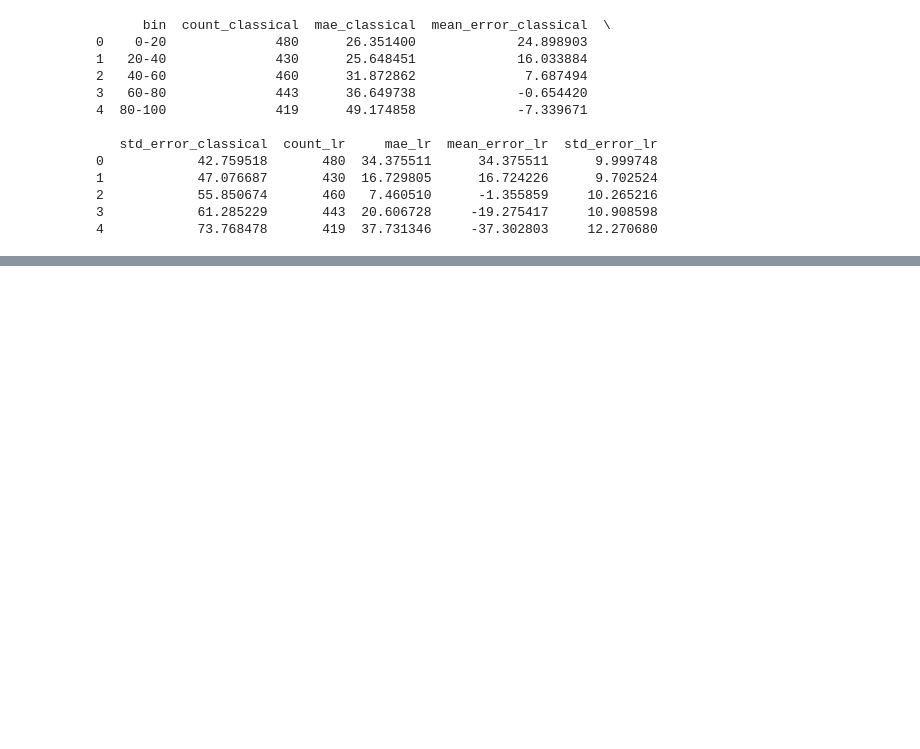
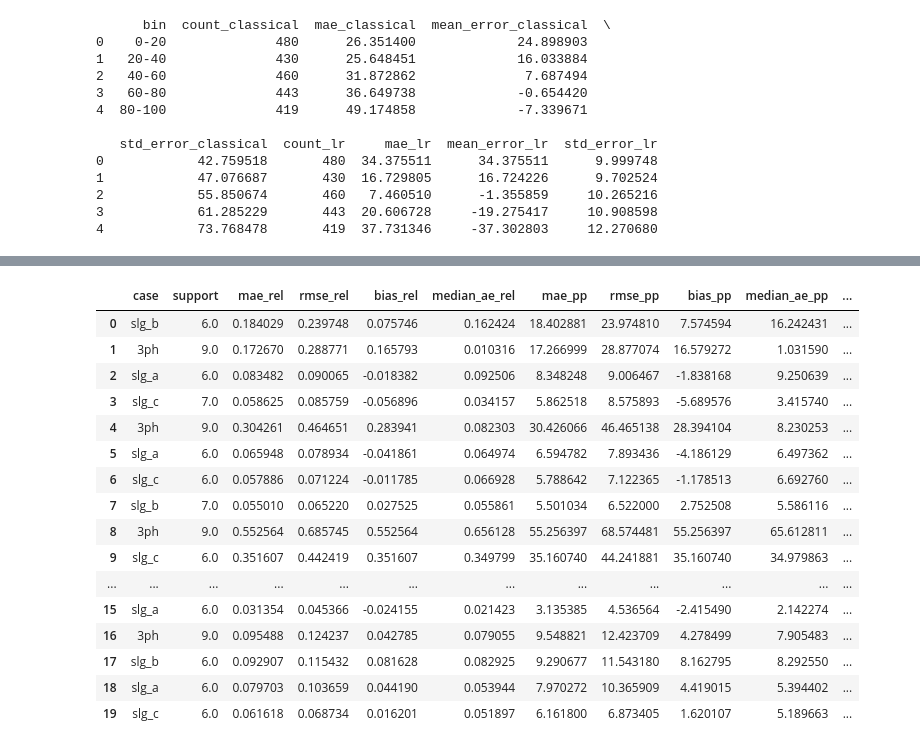
Before and after one commit to sagar-crypto/Masters_thesis_PR_LABS, a Jupyter notebook: EDA.ipynb, the cells around one changed output, grey strips where cells are left out. Cells and saved outputs as stored; diff of their text form; code cells hidden in the pictures; blank space fills up the shorter version.

```diff
--- a/EDA.ipynb
+++ b/EDA.ipynb
@@ -1259,0 +1590,75 @@ print(comparison)
+# %%
+from pathlib import Path
+import pandas as pd
+
+run_dir = Path(
+    "/home/hpc/iwi5/iwi5305h/Masters_thesis_PR_LABS/outputs/MainLn1-2A__kol_operator_features_hv_double_line_110kv_both_i0res_seq_bothfix__ground_only_mul__single_fault_start__run_2026-04-10T21:05:38.350048Z"
+)
+
+print("Top-level contents:\n")
+for p in sorted(run_dir.iterdir()):
+    print(p.name)
+
+print("\nContents inside each fold*_subgroups folder:\n")
+for fold_dir in sorted(run_dir.glob("fold*_subgroups")):
+    print(f"\n--- {fold_dir.name} ---")
+    for p in sorted(fold_dir.iterdir()):
+        print(" ", p.name)
+
+rows = []
+
+for fold_dir in sorted(run_dir.glob("fold*_subgroups")):
+    fold_num = int(fold_dir.name.replace("fold", "").replace("_subgroups", ""))
+
+    candidate_files = [
+        fold_dir / "metrics_by_case.csv",
+        fold_dir / "case.csv",
+        fold_dir / "metrics_case.csv",
+        fold_dir / "subgroup_metrics_by_case.csv",
+    ]
+
+    case_file = next((f for f in candidate_files if f.exists()), None)
+
+    if case_file is not None:
+        df = pd.read_csv(case_file)
+        df["fold"] = fold_num
+        df["source_file"] = str(case_file)
+        rows.append(df)
+
+if not rows:
+    raise FileNotFoundError(
+        "No case-level subgroup CSV found inside fold*_subgroups folders. "
+        "Check the printed filenames above and update candidate_files if needed."
+    )
+
+case_df = pd.concat(rows, ignore_index=True)
+
+print("\nLoaded case-level subgroup files:")
+display(case_df.sort_values(["fold", "mae_pp"], ascending=[True, False]))
+
+summary_df = (
+    case_df.groupby("case", as_index=False)
+    .agg(
+        n_folds=("fold", "nunique"),
+        total_support=("support", "sum"),
+        mean_mae_pp=("mae_pp", "mean"),
+        std_mae_pp=("mae_pp", "std"),
+        mean_rmse_pp=("rmse_pp", "mean"),
+        mean_bias_pp=("bias_pp", "mean"),
+    )
+    .sort_values("mean_mae_pp", ascending=False)
+)
+
+print("\nAverage per-case metrics across folds:")
+display(summary_df)
+
+pivot_df = case_df.pivot_table(
+    index="fold",
+    columns="case",
+    values="mae_pp",
+    aggfunc="first"
+).sort_index()
+
+print("\nPer-fold case MAE (percentage points):")
+display(pivot_df)
+# %% [output]
@@ -1259,0 +1682,17 @@ print(comparison)
+|  | case | support | mae_rel | rmse_rel | bias_rel | median_ae_rel | mae_pp | rmse_pp | bias_pp | median_ae_pp | ... |
+| 0 | slg_b | 6.0 | 0.184029 | 0.239748 | 0.075746 | 0.162424 | 18.402881 | 23.974810 | 7.574594 | 16.242431 | ... |
+| 1 | 3ph | 9.0 | 0.172670 | 0.288771 | 0.165793 | 0.010316 | 17.266999 | 28.877074 | 16.579272 | 1.031590 | ... |
+| 2 | slg_a | 6.0 | 0.083482 | 0.090065 | -0.018382 | 0.092506 | 8.348248 | 9.006467 | -1.838168 | 9.250639 | ... |
+| 3 | slg_c | 7.0 | 0.058625 | 0.085759 | -0.056896 | 0.034157 | 5.862518 | 8.575893 | -5.689576 | 3.415740 | ... |
+| 4 | 3ph | 9.0 | 0.304261 | 0.464651 | 0.283941 | 0.082303 | 30.426066 | 46.465138 | 28.394104 | 8.230253 | ... |
+| 5 | slg_a | 6.0 | 0.065948 | 0.078934 | -0.041861 | 0.064974 | 6.594782 | 7.893436 | -4.186129 | 6.497362 | ... |
+| 6 | slg_c | 6.0 | 0.057886 | 0.071224 | -0.011785 | 0.066928 | 5.788642 | 7.122365 | -1.178513 | 6.692760 | ... |
+| 7 | slg_b | 7.0 | 0.055010 | 0.065220 | 0.027525 | 0.055861 | 5.501034 | 6.522000 | 2.752508 | 5.586116 | ... |
+| 8 | 3ph | 9.0 | 0.552564 | 0.685745 | 0.552564 | 0.656128 | 55.256397 | 68.574481 | 55.256397 | 65.612811 | ... |
+| 9 | slg_c | 6.0 | 0.351607 | 0.442419 | 0.351607 | 0.349799 | 35.160740 | 44.241881 | 35.160740 | 34.979863 | ... |
+| ... | ... | ... | ... | ... | ... | ... | ... | ... | ... | ... | ... |
+| 15 | slg_a | 6.0 | 0.031354 | 0.045366 | -0.024155 | 0.021423 | 3.135385 | 4.536564 | -2.415490 | 2.142274 | ... |
+| 16 | 3ph | 9.0 | 0.095488 | 0.124237 | 0.042785 | 0.079055 | 9.548821 | 12.423709 | 4.278499 | 7.905483 | ... |
+| 17 | slg_b | 6.0 | 0.092907 | 0.115432 | 0.081628 | 0.082925 | 9.290677 | 11.543180 | 8.162795 | 8.292550 | ... |
+| 18 | slg_a | 6.0 | 0.079703 | 0.103659 | 0.044190 | 0.053944 | 7.970272 | 10.365909 | 4.419015 | 5.394402 | ... |
+| 19 | slg_c | 6.0 | 0.061618 | 0.068734 | 0.016201 | 0.051897 | 6.161800 | 6.873405 | 1.620107 | 5.189663 | ... |
```
Also changed, not shown: parts of 17 cells of this notebook, 23 other files.
